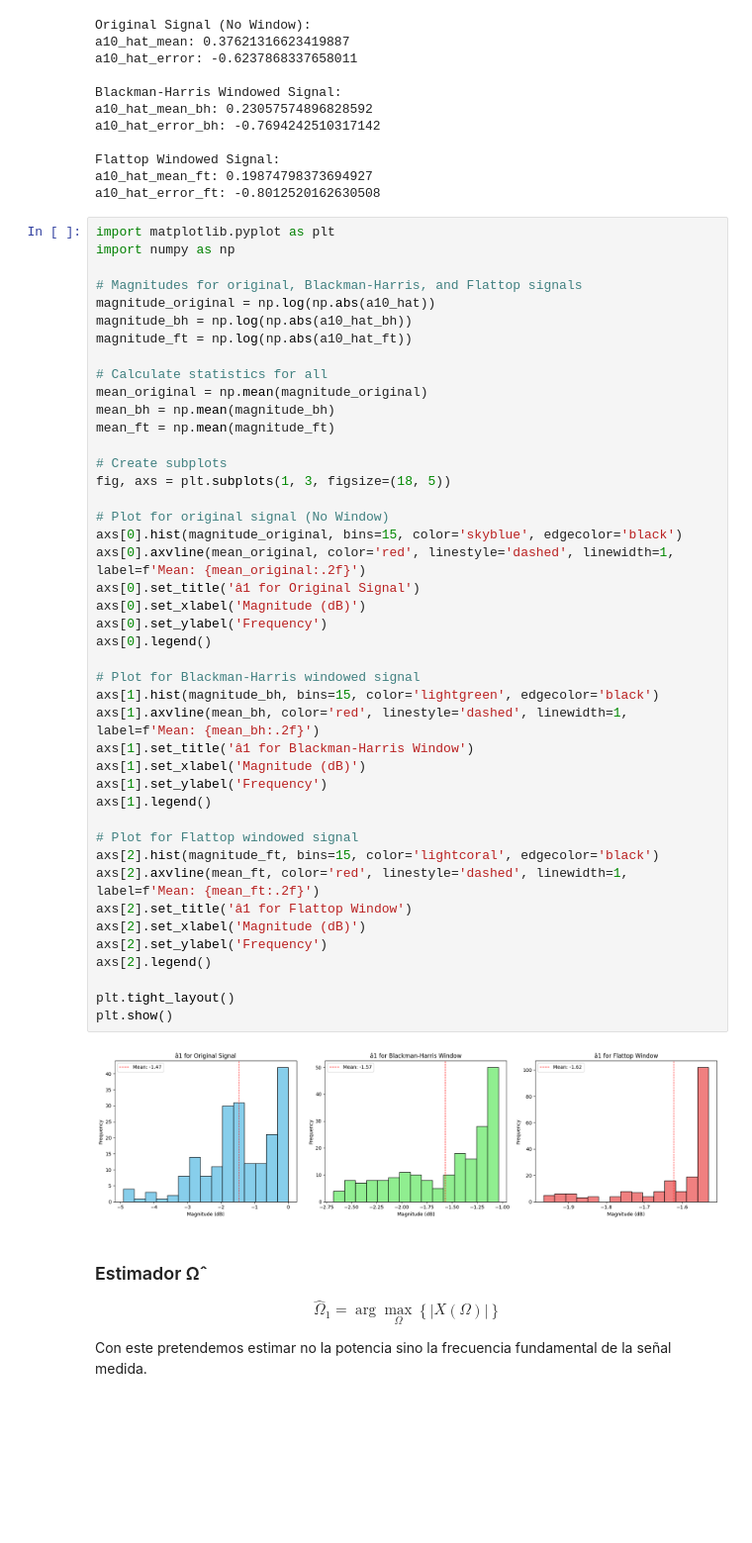
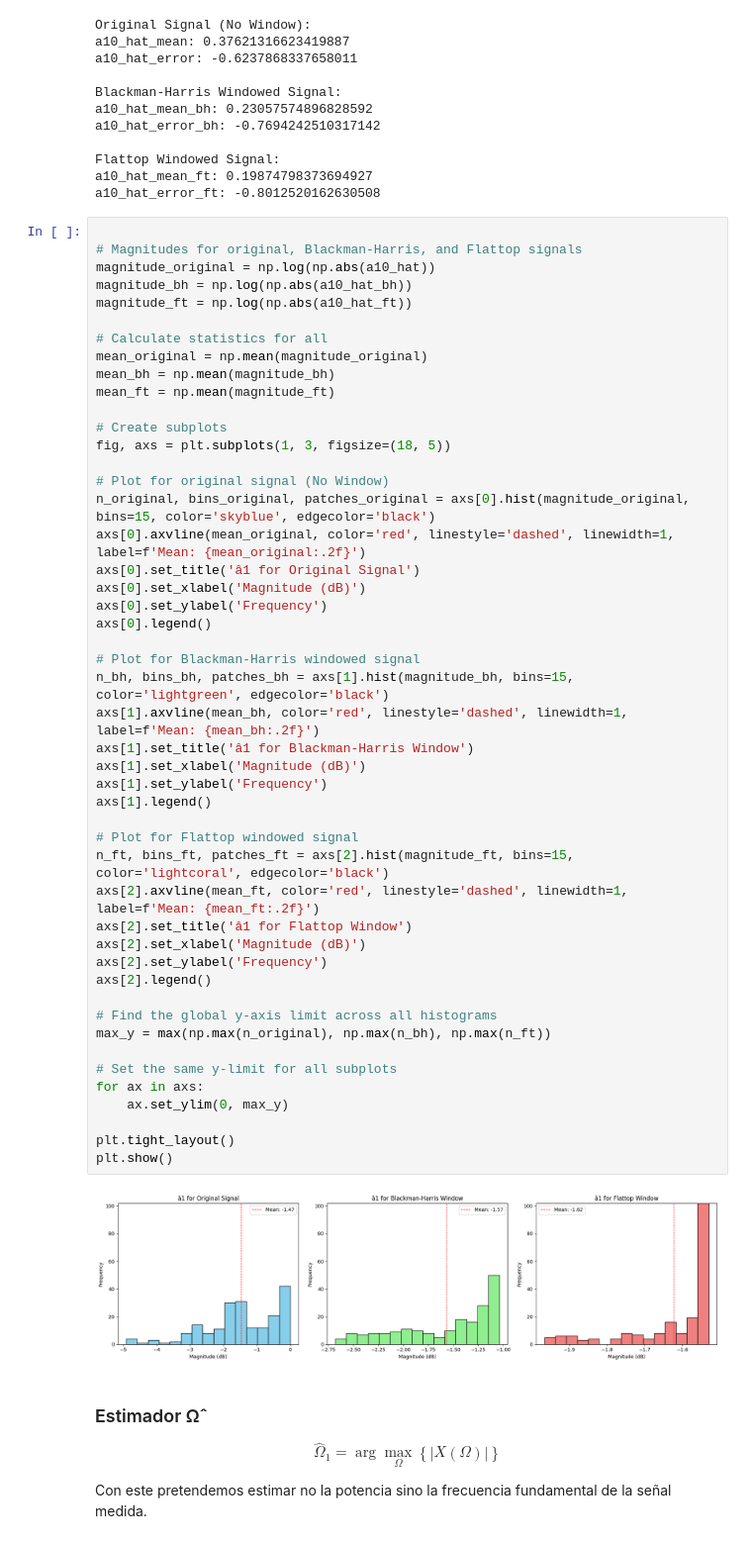
Before and after one commit to joacocibeira/PDS, a Jupyter notebook: tp_06/tp_06.ipynb, the cells around one changed output. Shown at 99% size. Drawn from its saved outputs; the diff is of its cells as text; blank space fills up the shorter version.

```diff
--- a/tp_06/tp_06.ipynb
+++ b/tp_06/tp_06.ipynb
@@ -173,8 +173,6 @@ Flattop Windowed Signal:
 a10_hat_mean_ft: 0.19874798373694927
 a10_hat_error_ft: -0.8012520162630508
 # %%
-import matplotlib.pyplot as plt
-import numpy as np
 
 # Magnitudes for original, Blackman-Harris, and Flattop signals
 magnitude_original = np.log(np.abs(a10_hat))
@@ -186,37 +184,44 @@ mean_original = np.mean(magnitude_original)
 mean_bh = np.mean(magnitude_bh)
 mean_ft = np.mean(magnitude_ft)
 
 # Create subplots
 fig, axs = plt.subplots(1, 3, figsize=(18, 5))
 
 # Plot for original signal (No Window)
-axs[0].hist(magnitude_original, bins=15, color='skyblue', edgecolor='black')
+n_original, bins_original, patches_original = axs[0].hist(magnitude_original, bins=15, color='skyblue', edgecolor='black')
 axs[0].axvline(mean_original, color='red', linestyle='dashed', linewidth=1, label=f'Mean: {mean_original:.2f}')
 axs[0].set_title('â1 for Original Signal')
 axs[0].set_xlabel('Magnitude (dB)')
 axs[0].set_ylabel('Frequency')
 axs[0].legend()
 
 # Plot for Blackman-Harris windowed signal
-axs[1].hist(magnitude_bh, bins=15, color='lightgreen', edgecolor='black')
+n_bh, bins_bh, patches_bh = axs[1].hist(magnitude_bh, bins=15, color='lightgreen', edgecolor='black')
 axs[1].axvline(mean_bh, color='red', linestyle='dashed', linewidth=1, label=f'Mean: {mean_bh:.2f}')
 axs[1].set_title('â1 for Blackman-Harris Window')
 axs[1].set_xlabel('Magnitude (dB)')
 axs[1].set_ylabel('Frequency')
 axs[1].legend()
 
 # Plot for Flattop windowed signal
-axs[2].hist(magnitude_ft, bins=15, color='lightcoral', edgecolor='black')
+n_ft, bins_ft, patches_ft = axs[2].hist(magnitude_ft, bins=15, color='lightcoral', edgecolor='black')
 axs[2].axvline(mean_ft, color='red', linestyle='dashed', linewidth=1, label=f'Mean: {mean_ft:.2f}')
 axs[2].set_title('â1 for Flattop Window')
 axs[2].set_xlabel('Magnitude (dB)')
 axs[2].set_ylabel('Frequency')
 axs[2].legend()
 
+# Find the global y-axis limit across all histograms
+max_y = max(np.max(n_original), np.max(n_bh), np.max(n_ft))
+
+# Set the same y-limit for all subplots
+for ax in axs:
+    ax.set_ylim(0, max_y)
+
 plt.tight_layout()
 plt.show()
 # %% [output]
-[figure, old version]
+[figure, new version]
 # %% [markdown]
 ### Estimador Ω̂
 
```
